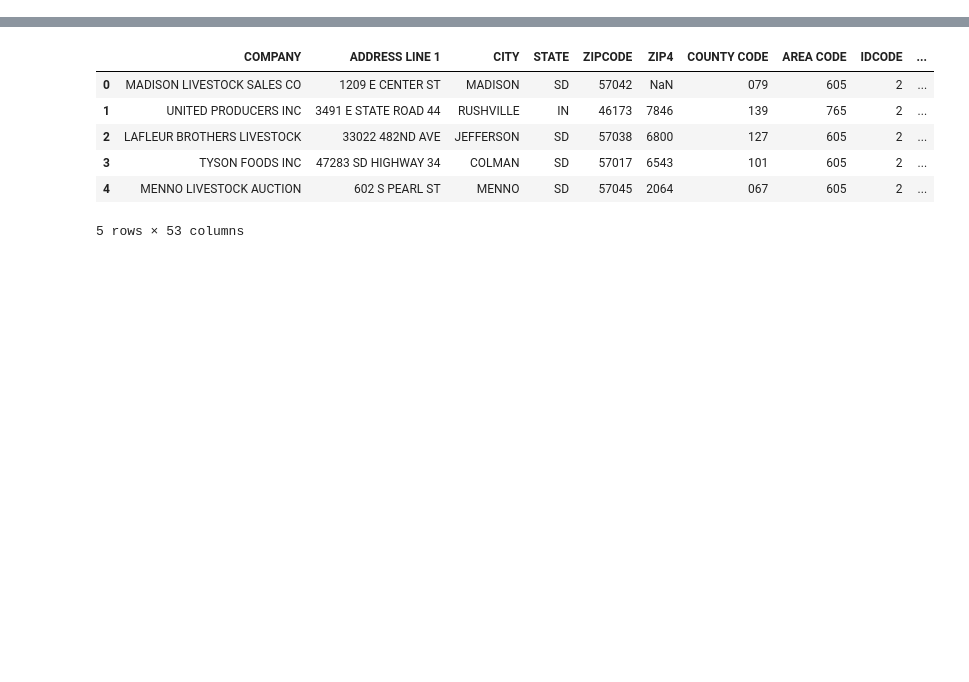
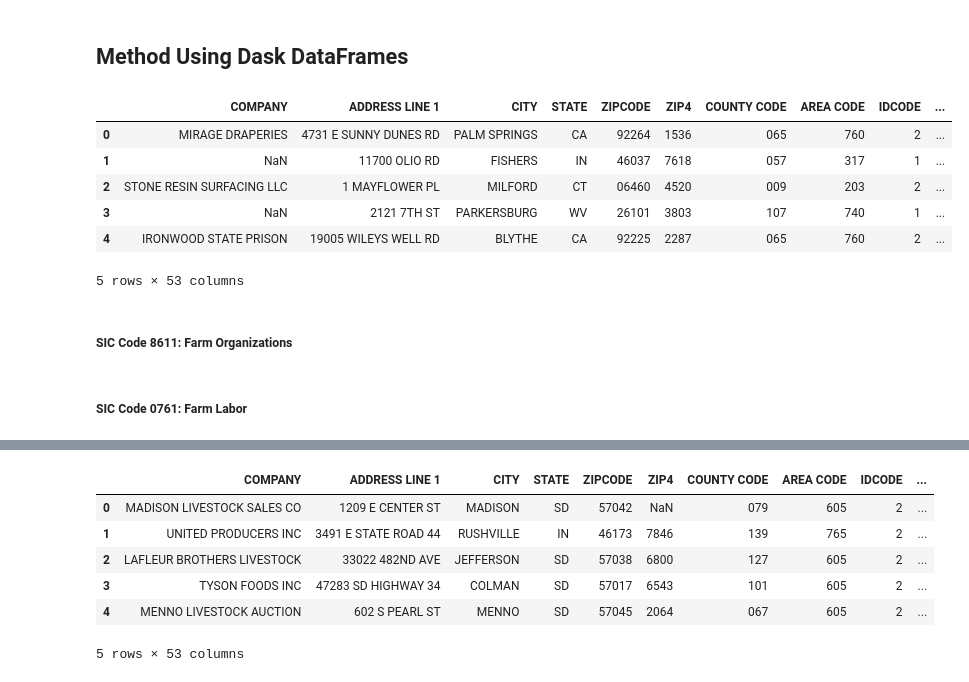
Before and after one commit to uchicago-dsi/rafi-poultry, a Jupyter notebook: notebooks/farm_sic_code_search.ipynb, the cells around one changed output, grey strips where cells are left out. Cells and saved outputs as stored; diff of their text form; code cells hidden in the pictures; blank space fills up the shorter version.

Commit message:
used Dask and major functionalization
Former-commit-id: e1494bd9f53c0566a1e79c5aa159cac3300d6170

```diff
--- a/notebooks/farm_sic_code_search.ipynb
+++ b/notebooks/farm_sic_code_search.ipynb
@@ -8,3 +9,18 @@ SIC_CODE = "2015" # Poultry Slaughtering and Processing
 NAICS_CODE = "311615" # Poultry Processing
 INFOGROUP_2022 = ["../data/2022_Business_Academic_QCQ.txt"]
 # df = pd.read_csv(INFOGROUP_2022[0], nrows=10000, dtype=str)
+# %% [markdown]
+## Method Using Dask DataFrames
+# %%
+# Read in csv file using Dask dataframe (rather than pandas)
+df = dd.read_csv(INFOGROUP_2022[0], dtype=str, encoding='unicode_escape')
+df.columns = df.columns.str.upper() # force all columns to be uppercase
+df.head()
+# %% [output]
+|  | COMPANY | ADDRESS LINE 1 | CITY | STATE | ZIPCODE | ZIP4 | COUNTY CODE | AREA CODE | IDCODE | ... |
+| 0 | MIRAGE DRAPERIES | 4731 E SUNNY DUNES RD | PALM SPRINGS | CA | 92264 | 1536 | 065 | 760 | 2 | ... |
+| 1 | NaN | 11700 OLIO RD | FISHERS | IN | 46037 | 7618 | 057 | 317 | 1 | ... |
+| 2 | STONE RESIN SURFACING LLC | 1 MAYFLOWER PL | MILFORD | CT | 06460 | 4520 | 009 | 203 | 2 | ... |
+| 3 | NaN | 2121 7TH ST | PARKERSBURG | WV | 26101 | 3803 | 107 | 740 | 1 | ... |
+| 4 | IRONWOOD STATE PRISON | 19005 WILEYS WELL RD | BLYTHE | CA | 92225 | 2287 | 065 | 760 | 2 | ... |
+5 rows × 53 columns
@@ -10,0 +50,2 @@ INFOGROUP_2022 = ["../data/2022_Business_Academic_QCQ.txt"]
+# %% [markdown]
+##### SIC Code 8611: Farm Organizations
@@ -10,0 +56,2 @@ INFOGROUP_2022 = ["../data/2022_Business_Academic_QCQ.txt"]
+# %% [markdown]
+##### SIC Code 0761: Farm Labor
```
Also changed, not shown: parts of 30 cells of this notebook, 1 other file.
